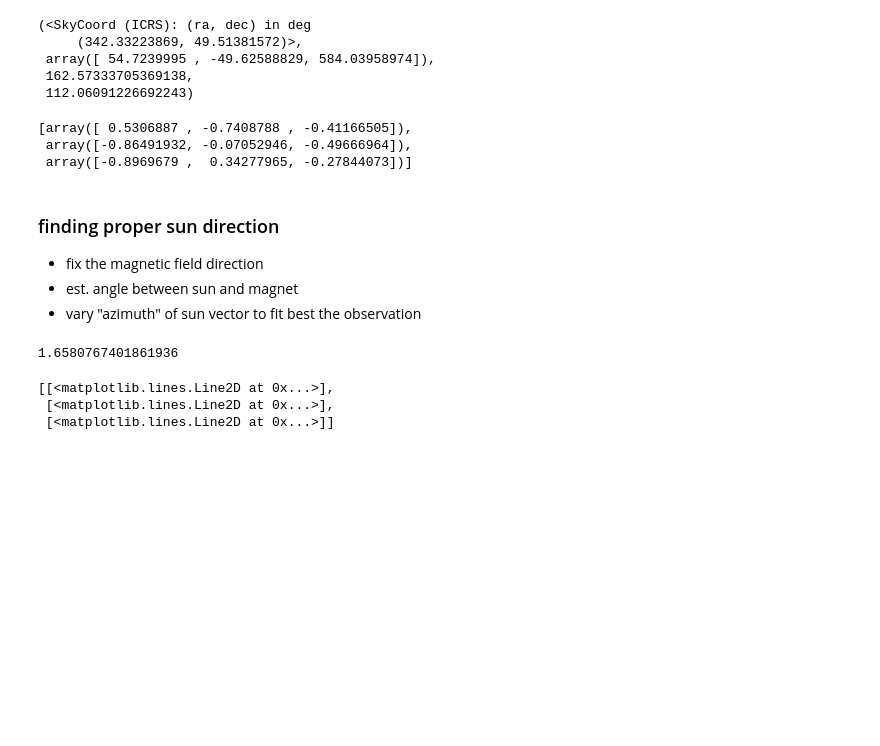
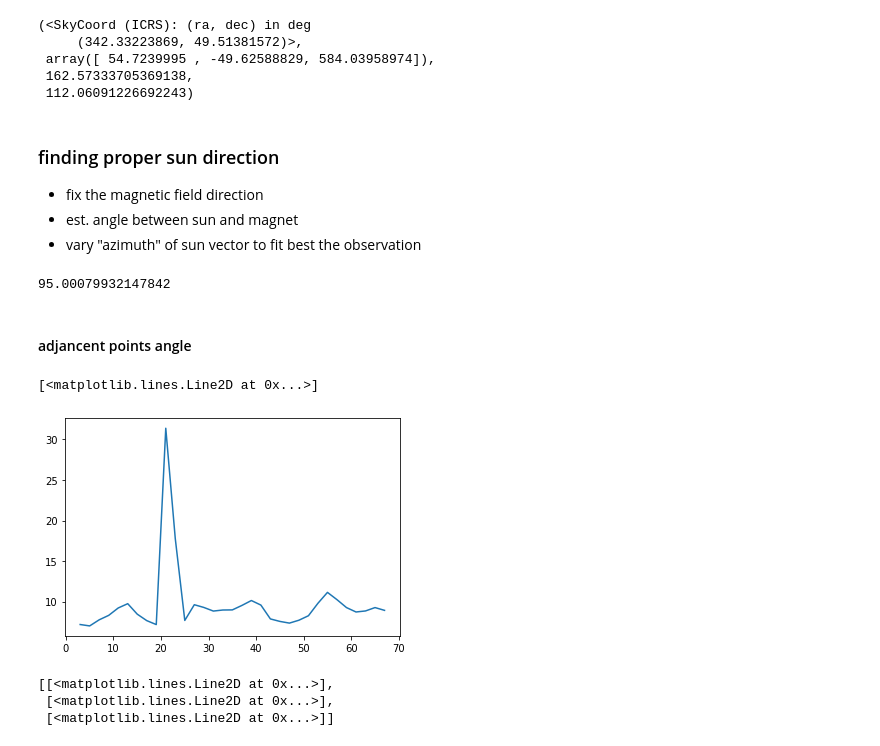
Before and after one commit to limu007/cube, a Jupyter notebook: Attitude_august.ipynb, the cells around one changed output. Cells and saved outputs as stored; diff of their text form; code cells hidden in the pictures; blank space fills up the shorter version.

Commit message:
check magnetic angles

```diff
--- a/Attitude_august.ipynb
+++ b/Attitude_august.ipynb
@@ -152,14 +147,6 @@ sco.icrs, rep[:,j],tm.deg,sco.separation(sunvec_apy[j]).deg
  array([ 54.7239995 , -49.62588829, 584.03958974]),
  162.57333705369138,
  112.06091226692243)
-# %%
-## prediction of Sun direction in body frame?
-
-[all_rot[i].T@sunvec_hall[i] for i in range(3)]
-# %% [output]
-[array([ 0.5306887 , -0.7408788 , -0.41166505]),
- array([-0.86491932, -0.07052946, -0.49666964]),
- array([-0.8969679 ,  0.34277965, -0.27844073])]
 # %% [markdown]
 ### finding proper sun direction
 
@@ -171,15 +158,23 @@ angle=[np.arccos(np.dot(mag_inter(dt[i]),sunvec_hall[i])) for i in range(len(dt)
 #pl.plot(np.rad2deg(angle))
 angle=np.mean(angle) #changes negligeable
 # %%
-mbody=[m/norm(m) for m in mags]
+mbody=np.array([m/norm(m) for m in mags])
 phi=np.r_[:2*np.pi:40j]
 j=3
 wee=np.array([np.cos(angle),np.sin(angle)*np.cos(phi[j]),np.sin(angle)*np.sin(phi[j])])
 rmatx=triad(mbody[j],[0,0,1])
 sun_ex=rmatx.T@wee
-np.arccos(np.dot(sun_ex,mbody[j]))
+np.rad2deg(np.arccos(np.dot(sun_ex,mbody[j])))
 # %% [output]
-1.6580767401861936
+95.00079932147842
+# %% [markdown]
+#### adjancent points angle
+# %%
+cangs=(mbody[1:,:]*mbody[:-1,:]).sum(1)
+pl.plot(dt[1:-2],np.rad2deg(np.arccos(cangs)))
+# %% [output]
+[<matplotlib.lines.Line2D at 0x...>]
+[figure, added]
 # %%
 #np.allclose(rmatx.T@rmatx,np.eye(3)) # rmatx is orthonormal
 awee=np.array([np.cos(angle)*np.ones_like(phi),np.sin(angle)*np.cos(phi),np.sin(angle)*np.sin(phi)])
```
Also changed, not shown: parts of 4 cells of this notebook, 1 other file.
